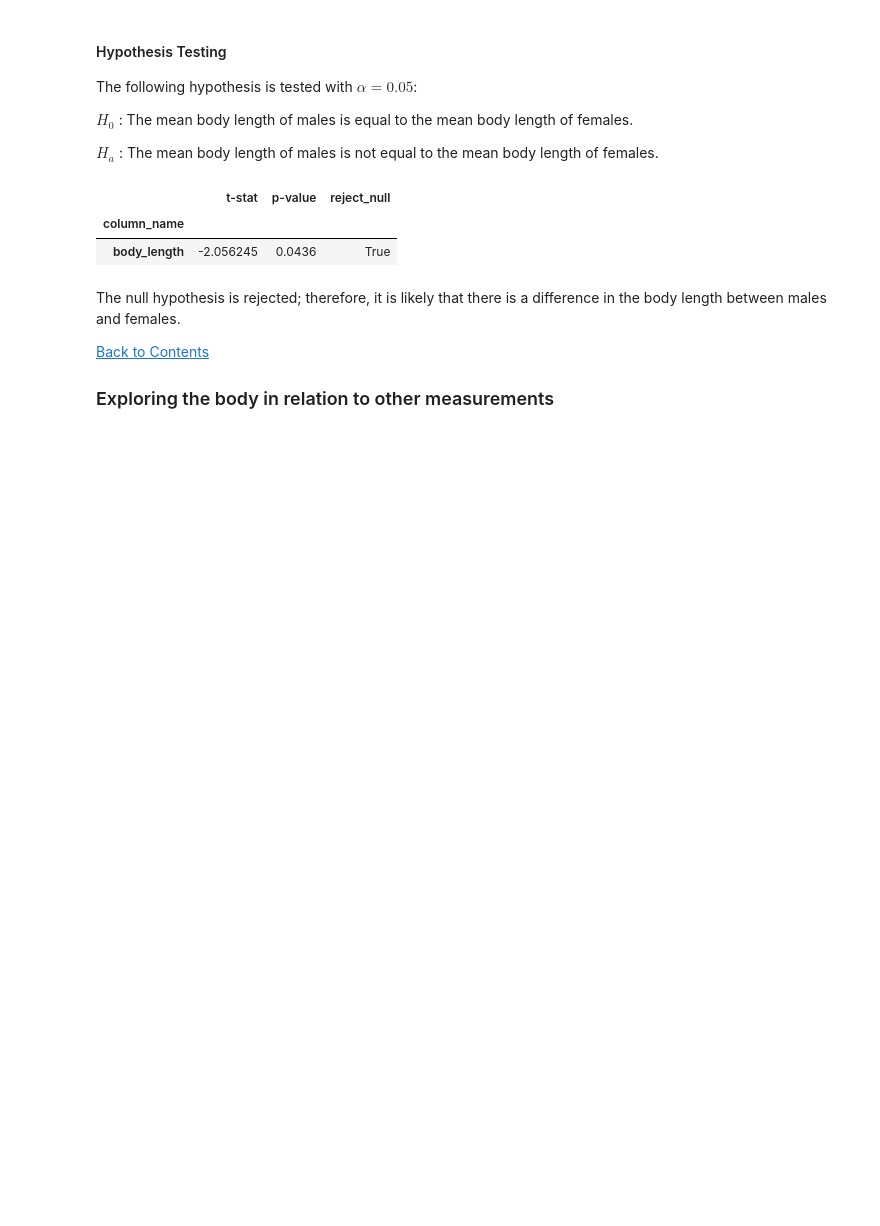
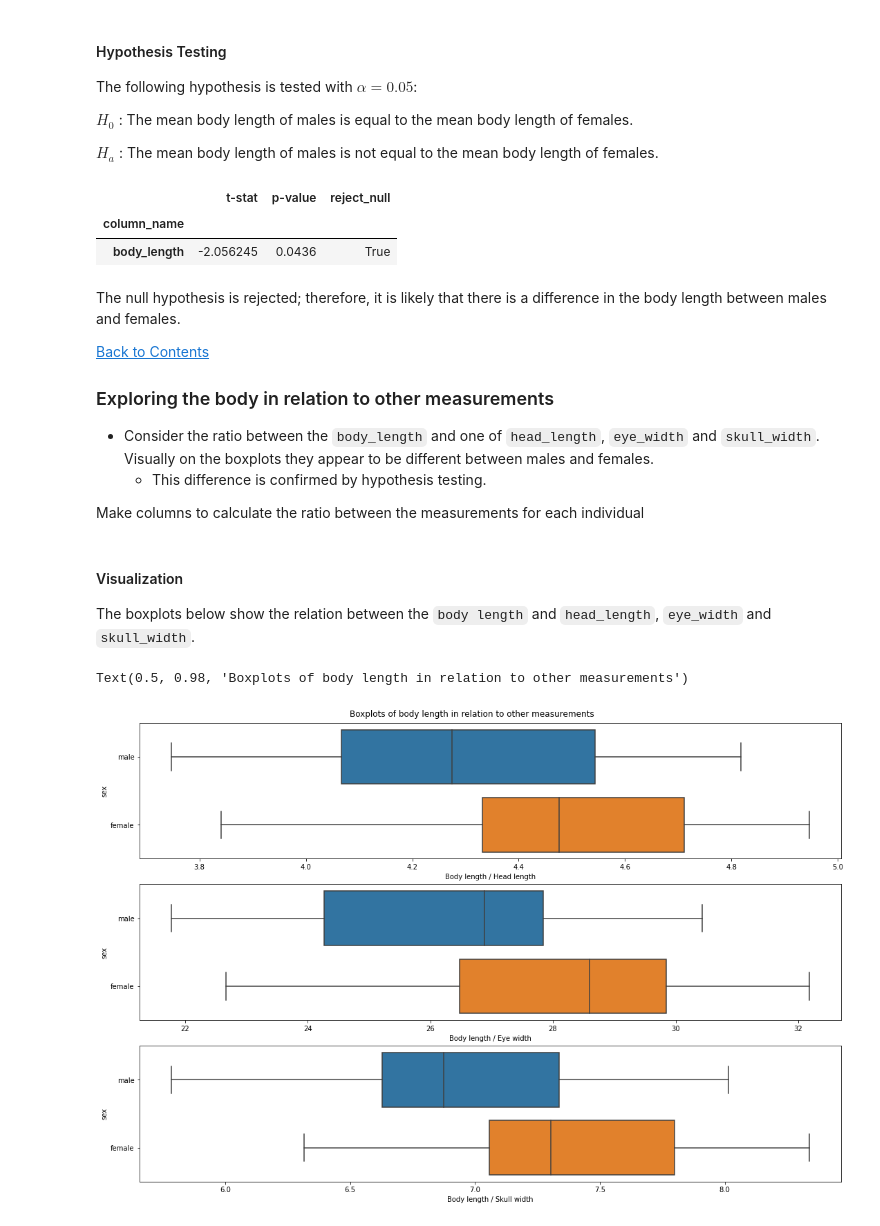
Before and after one commit to stephenfitzsimon/possum-regression, a Jupyter notebook: possum_models.ipynb, the cells around one changed output. Cells and saved outputs as stored; diff of their text form; code cells hidden in the pictures; blank space fills up the shorter version.

```diff
--- a/possum_models.ipynb
+++ b/possum_models.ipynb
@@ -471,3 +480,37 @@ The null hypothesis is rejected; therefore, it is likely that there is a differe
 <a href='#contents'>Back to Contents</a>
 
 ### Exploring the body in relation to other measurements <a name='body_length_ratio'></a>
+
+- Consider the ratio between the `body_length` and one of `head_length`, `eye_width` and `skull_width`.  Visually on the boxplots they appear to be different between males and females.
+    - This difference is confirmed by hypothesis testing.
+
+
+Make columns to calculate the ratio between the measurements for each individual
+# %%
+#make three ratio columns:
+# body_df['body_head_ratio']  = body_df['body_length']/body_df['head_length']
+# body_df['body_eye_ratio'] = body_df['body_length']/body_df['eye_width']
+# body_df['body_skull_ratio'] = body_df['body_length']/body_df['skull_width']
+
+body_df = explore_target_sex.make_ratio_columns(train)
+# %% [markdown]
+#### Visualization
+
+The boxplots below show the relation between the `body length` and `head_length`, `eye_width` and `skull_width`.
+# %%
+#make figure to hold subplots
+fig, axes = plt.subplots(3,1, figsize = (15,10), constrained_layout=True)
+
+#make subplots on figure with labels
+sns.boxplot(data=body_df, y = 'sex', x = 'body_head_ratio', ax = axes[0])
+axes[0].set_xlabel('Body length / Head length')
+sns.boxplot(data=body_df, y = 'sex', x = 'body_eye_ratio', ax = axes[1])
+axes[1].set_xlabel('Body length / Eye width')
+sns.boxplot(data=body_df, y = 'sex', x = 'body_skull_ratio', ax = axes[2])
+axes[2].set_xlabel('Body length / Skull width')
+
+#title the plot
+fig.suptitle('Boxplots of body length in relation to other measurements')
+# %% [output]
+Text(0.5, 0.98, 'Boxplots of body length in relation to other measurements')
+[figure, added]
```
Also changed, not shown: parts of 19 cells of this notebook, 1 other file.
